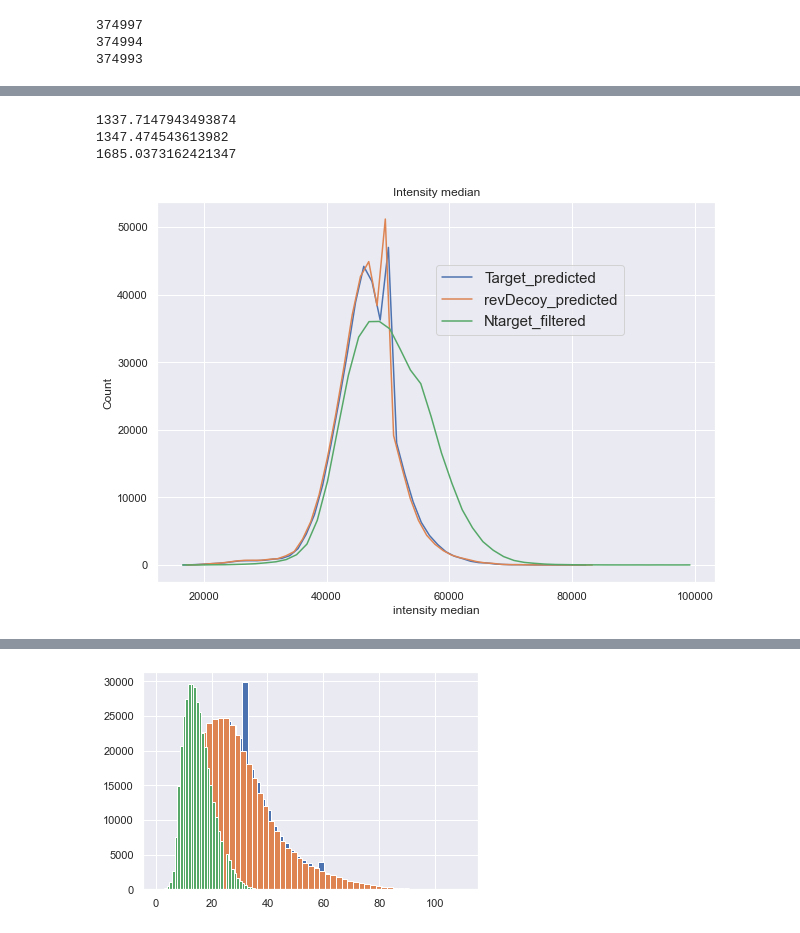
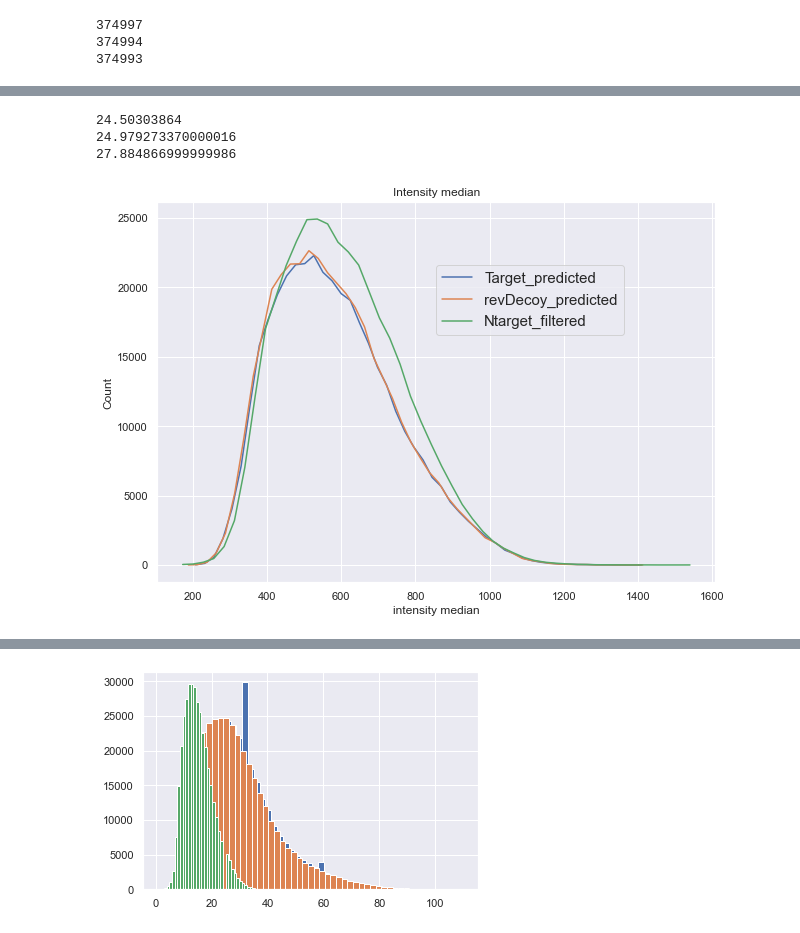
Before and after one commit to jisunp04023/Spectral_Library_Search, a Jupyter notebook: intensity_distribution.ipynb, the cells around one changed output, grey strips where cells are left out. Drawn from its saved outputs; the diff is of its cells as text; code cells hidden in the pictures.

```diff
--- a/intensity_distribution.ipynb
+++ b/intensity_distribution.ipynb
@@ -1,8 +0,0 @@
-# %%
-f = open("Ntarget_filtered_10.msp")
-
-for i in range(0,1000):
-    line = f.readline()
-    print(line)
-
-line.close()
@@ -294,22 +267,22 @@ Med3 = plt.hist(MED3, bins = 50)
 # %%
 print(Med[1][1] - Med[1][0])
 print(Med2[1][1] - Med2[1][0])
 print(Med3[1][1] - Med3[1][0])
 
 plt.figure(figsize = (10, 7))
 plt.xlabel('intensity median')
 plt.ylabel('Count')
 plt.title('Intensity median')
-plt.plot(Med[1][:-1] + 668.8573, Med[0], label = 'Target_predicted')
-plt.plot(Med2[1][:-1] + 673.7372, Med2[0], label = 'revDecoy_predicted')
-plt.plot(Med3[1][:-1] + 842.5186, Med3[0], label = 'Ntarget_filtered')
+plt.plot(Med[1][:-1] + 12.2515, Med[0], label = 'Target_predicted')
+plt.plot(Med2[1][:-1] + 12.4896, Med2[0], label = 'revDecoy_predicted')
+plt.plot(Med3[1][:-1] + 13.9424, Med3[0], label = 'Ntarget_filtered')
 plt.legend(loc = (0.5, 0.65), fontsize = 15)
 plt.show()
 # %% [output]
-1337.7147943493874
-1347.474543613982
-1685.0373162421347
+24.50303864
+24.979273370000016
+27.884866999999986
-[figure, old version]
+[figure, new version]
 # %%
 Mean = plt.hist(MEAN, bins = 50)
 Mean2 = plt.hist(MEAN2, bins = 50)
```
Also changed, not shown: parts of 6 cells of this notebook, 7 other files.
